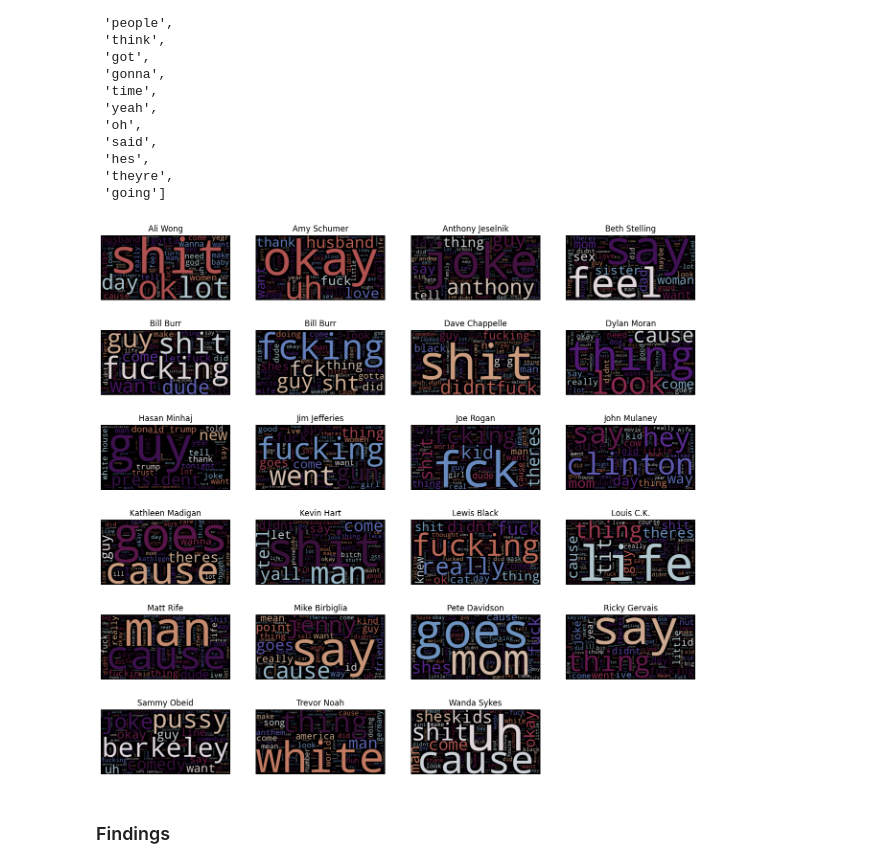
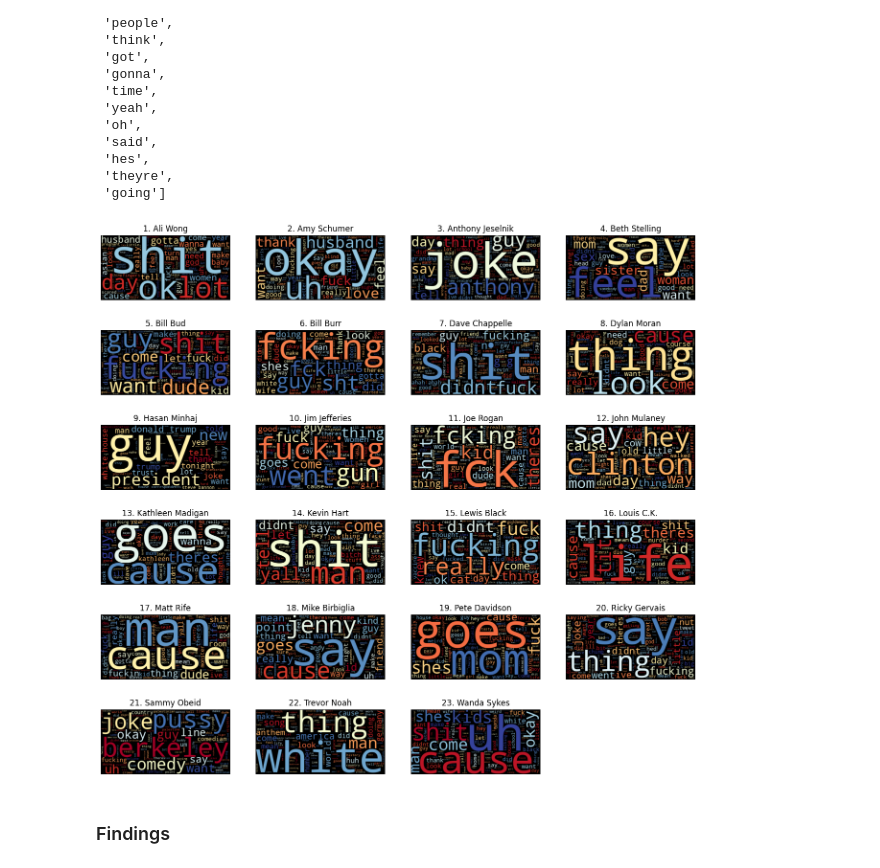
Before and after one commit to IqmanS/NLP-Assignments, a Jupyter notebook: NLP_in_Python_3.ipynb, the cells around one changed output. Saved outputs shown, nothing was run; the diff lists cells and outputs as text; code cells hidden in the pictures.

```diff
--- a/NLP_in_Python_3.ipynb
+++ b/NLP_in_Python_3.ipynb
@@ -173,29 +173,29 @@ data_stop.to_pickle("dtm_stop.pkl")
 # Terminal / Anaconda Prompt: conda install -c conda-forge wordcloud
 from wordcloud import WordCloud
 
-wc = WordCloud(stopwords=stop_words, background_color="black", colormap="twilight", max_font_size=150, random_state=42)
+wc = WordCloud(stopwords=stop_words, background_color="black", colormap="RdYlBu", max_font_size=150, random_state=42)
 # %%
 # Reset the output dimensions
 import matplotlib.pyplot as plt
 
 plt.rcParams['figure.figsize'] = [16, 15]
 
 full_names = ['Ali Wong', 'Anthony Jeselnik', 'Bill Burr', 'Dave Chappelle', 'Hasan Minhaj', 'Jim Jefferies', 'Joe Rogan', 'John Mulaney', 'Louis C.K.', 'Mike Birbiglia',
-              'Pete Davidson','Ricky Gervais', 'Trevor Noah',"Matt Rife","Beth Stelling","Sammy Obeid","Amy Schumer","Bill Budd","Dylan Moran","Kevin Hart","Lewis Black","Kathleen Madigan","Wanda Sykes"]
+              'Pete Davidson','Ricky Gervais', 'Trevor Noah',"Matt Rife","Beth Stelling","Sammy Obeid","Amy Schumer","Bill Bud","Dylan Moran","Kevin Hart","Lewis Black","Kathleen Madigan","Wanda Sykes"]
 full_names.sort()
 
 # Create subplots for each comedian
 for index, comedian in enumerate(data.columns):
     wc.generate(data_clean.transcript[comedian])
 
     plt.subplot(6, 4, index+1)
     plt.imshow(wc, interpolation="bilinear")
     plt.axis("off")
-    plt.title(full_names[index])
+    plt.title(f"{index+1}. {full_names[index]}")
 
 plt.show()
 # %% [output]
-[figure, old version]
+[figure, new version]
 # %% [markdown]
 ### Findings
 # %% [markdown]
```
Also changed, not shown: parts of 3 cells of this notebook.
